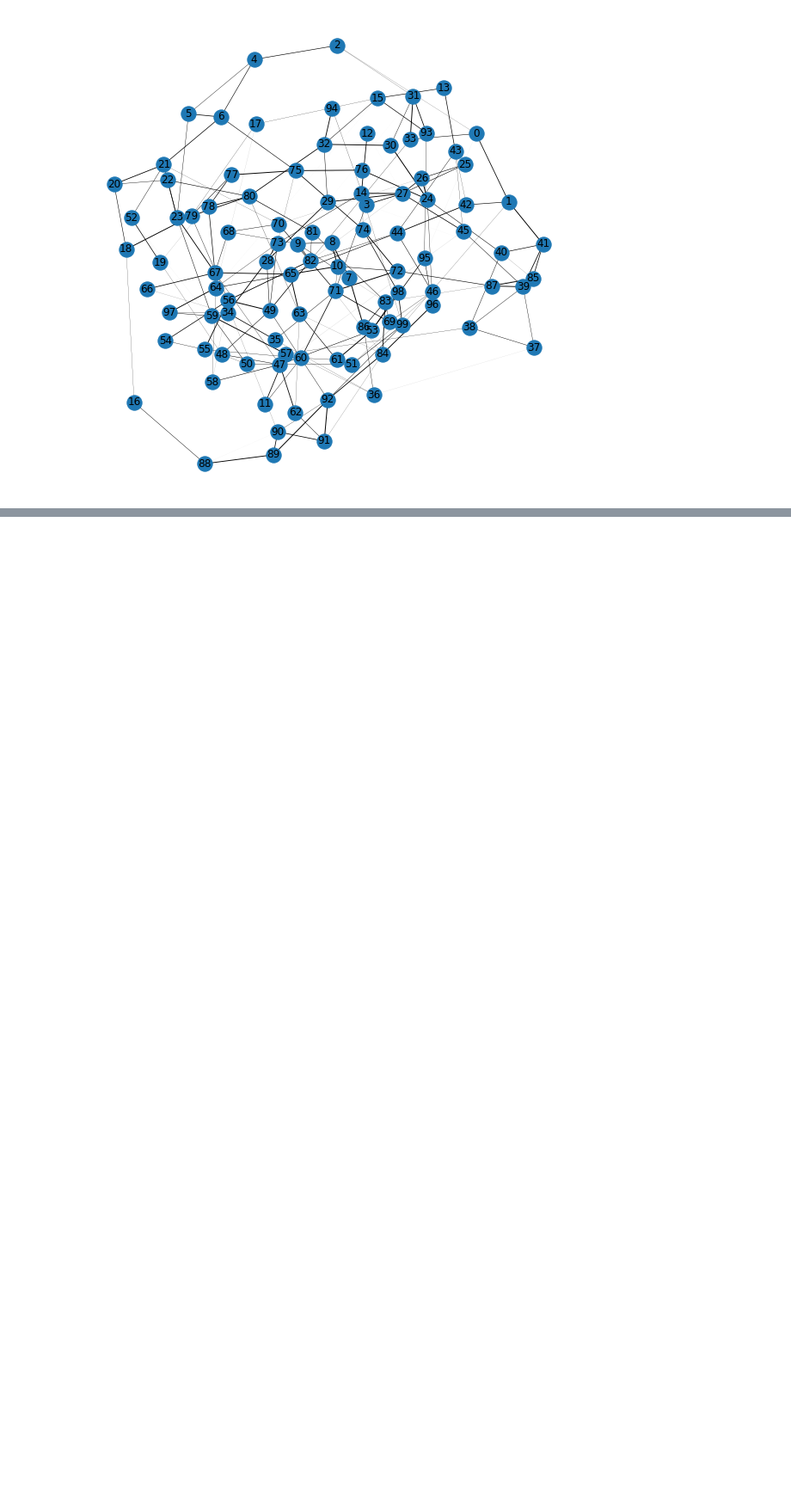
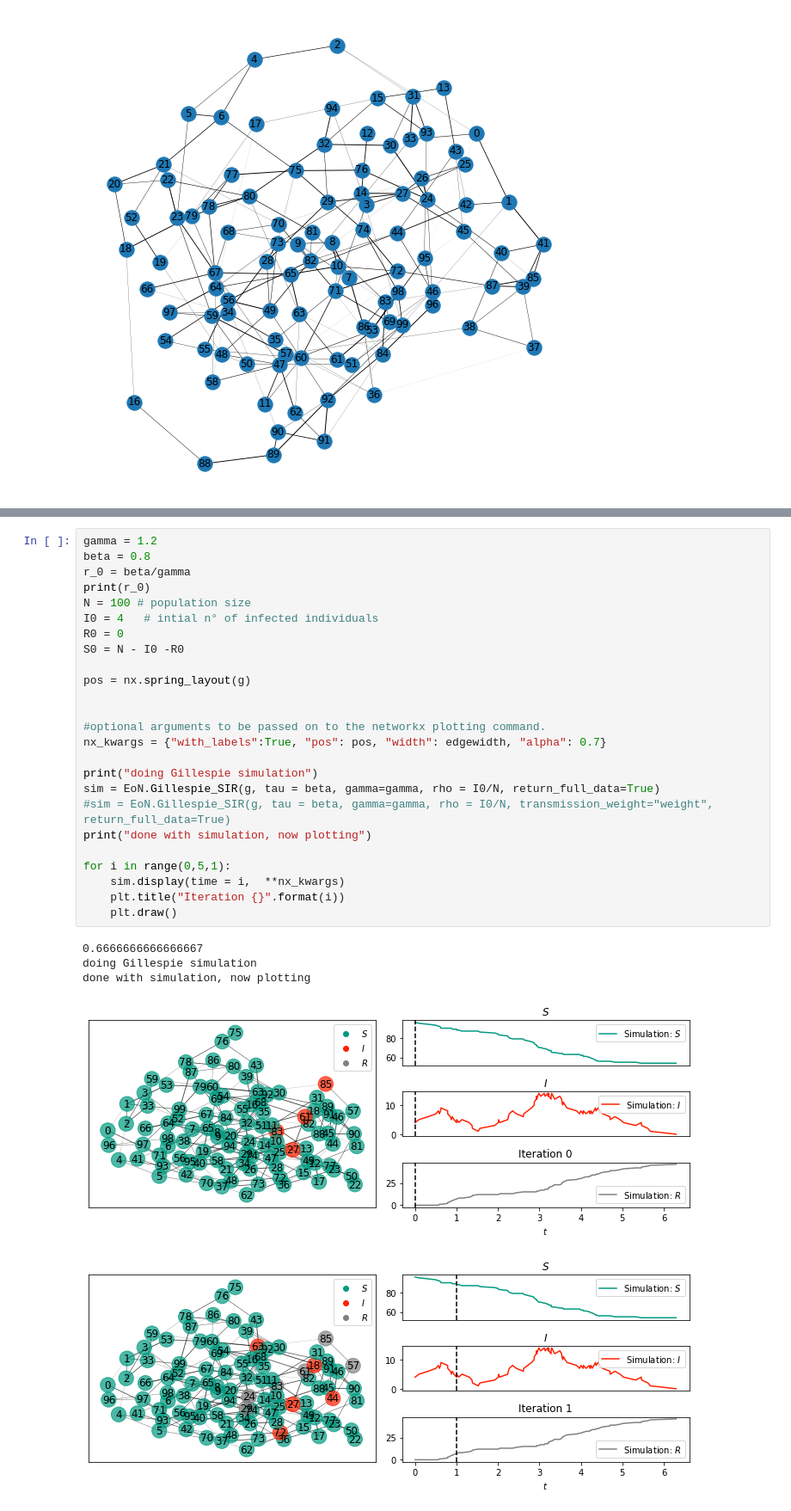
Before and after one commit to karnavr/NetworkModel, a Jupyter notebook: SIR_SmallWorldNetwork.ipynb, the cells around one changed output, grey strips where cells are left out. Shown at 86% size. Cells and saved outputs as stored; diff of their text form; blank space fills up the shorter version.

```diff
--- a/SIR_SmallWorldNetwork.ipynb
+++ b/SIR_SmallWorldNetwork.ipynb
@@ -88,0 +100,31 @@ done with simulation, now plotting
+# %%
+gamma = 1.2
+beta = 0.8
+r_0 = beta/gamma
+print(r_0)
+N = 100 # population size
+I0 = 4   # intial n° of infected individuals
+R0 = 0
+S0 = N - I0 -R0
+
+pos = nx.spring_layout(g)
+
+
+#optional arguments to be passed on to the networkx plotting command.
+nx_kwargs = {"with_labels":True, "pos": pos, "width": edgewidth, "alpha": 0.7}
+
+print("doing Gillespie simulation")
+sim = EoN.Gillespie_SIR(g, tau = beta, gamma=gamma, rho = I0/N, return_full_data=True)
+#sim = EoN.Gillespie_SIR(g, tau = beta, gamma=gamma, rho = I0/N, transmission_weight="weight", return_full_data=True)
+print("done with simulation, now plotting")
+
+for i in range(0,5,1):
+    sim.display(time = i,  **nx_kwargs)
+    plt.title("Iteration {}".format(i))
+    plt.draw()
+# %% [output]
+0.6666666666666667
+doing Gillespie simulation
+done with simulation, now plotting
+[figure, added]
+[figure, added]
```
Also changed, not shown: parts of 4 cells of this notebook.
